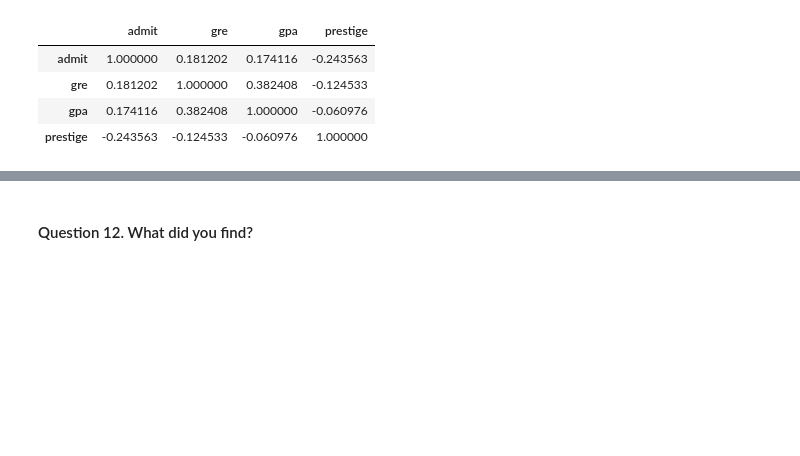
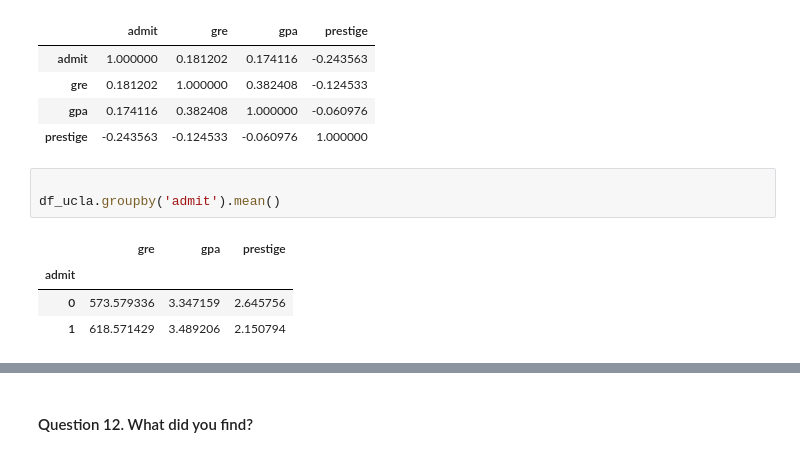
Before and after one commit to leahgaeta/Leah-Gaeta-GA-Data-Science, a Jupyter notebook: projects/project-2/starter-code/project2-starter.ipynb, the cells around one changed output, grey strips where cells are left out. Saved outputs shown, nothing was run; the diff lists cells and outputs as text; blank space fills up the shorter version.

```diff
--- a/projects/project-2/starter-code/project2-starter.ipynb
+++ b/projects/project-2/starter-code/project2-starter.ipynb
@@ -163,3 +163,11 @@ df_ucla.corr()
 | gre | 0.181202 | 1.000000 | 0.382408 | -0.124533 |
 | gpa | 0.174116 | 0.382408 | 1.000000 | -0.060976 |
 | prestige | -0.243563 | -0.124533 | -0.060976 | 1.000000 |
+# %%
+
+df_ucla.groupby('admit').mean()
+# %% [output]
+|  | gre | gpa | prestige |
+| admit |  |  |  |
+| 0 | 573.579336 | 3.347159 | 2.645756 |
+| 1 | 618.571429 | 3.489206 | 2.150794 |
```
Also changed, not shown: parts of 1 cell of this notebook, 1 other file.
